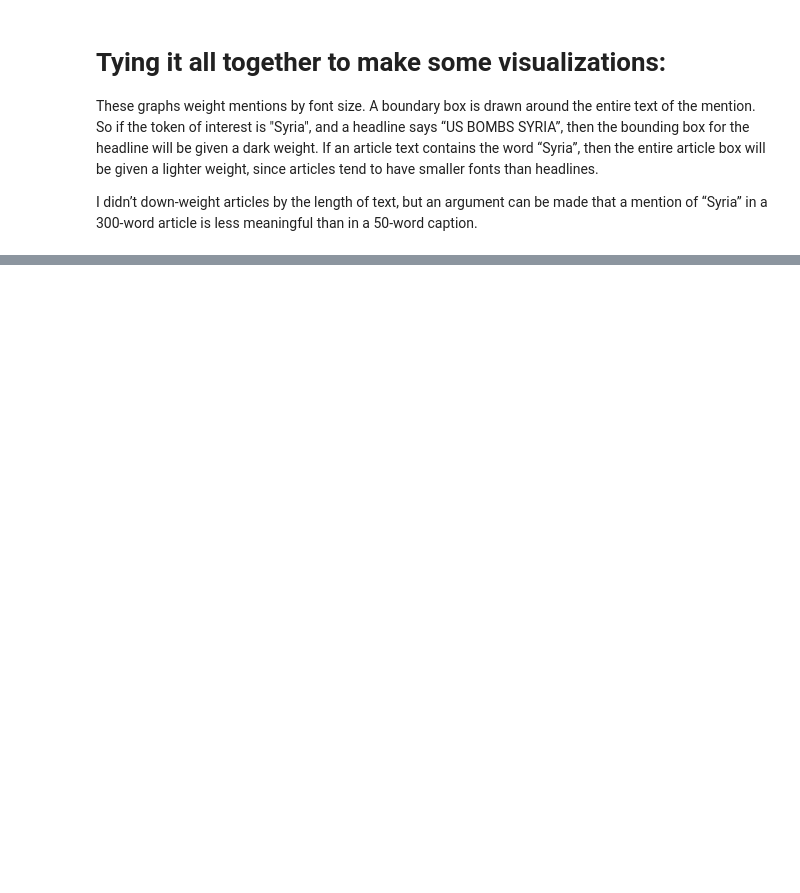
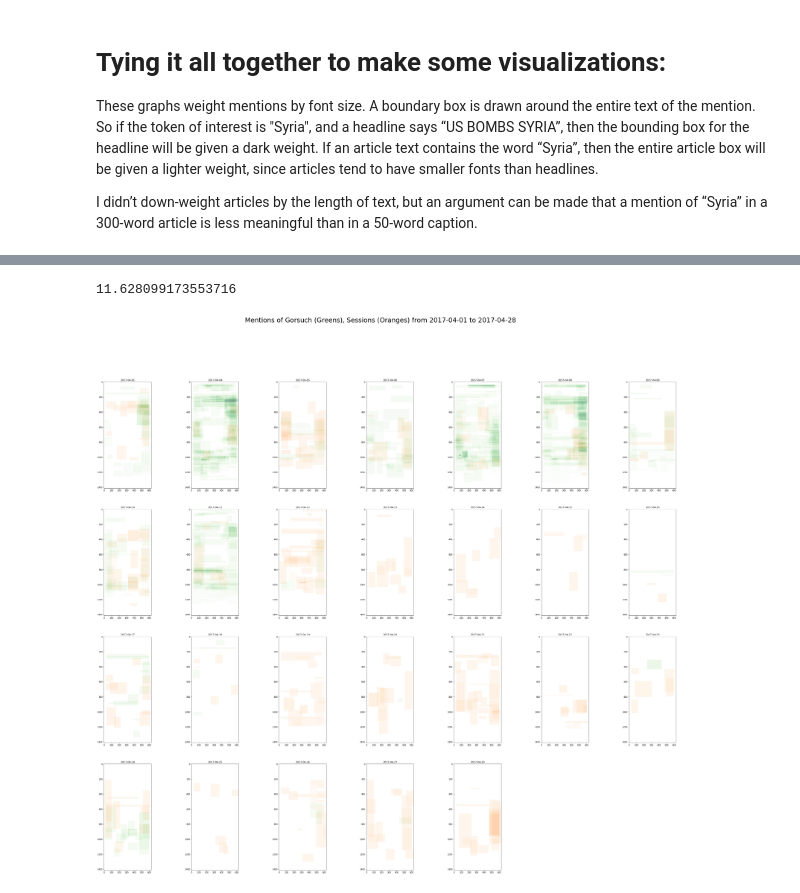
Before and after one commit to samzhang111/frontpages, a Jupyter notebook: analysis/tfidf_heatmaps.ipynb, the cells around one changed output, grey strips where cells are left out. Drawn from its saved outputs; the diff is of its cells as text; code cells hidden in the pictures; blank space fills up the shorter version.

```diff
--- a/analysis/tfidf_heatmaps.ipynb
+++ b/analysis/tfidf_heatmaps.ipynb
@@ -130,0 +188,5 @@ plot_mentions_of_query('Easter', df)
+# %%
+plot_multiple_queries(['Gorsuch', 'Sessions'], ['Greens', 'Oranges'], df)
+# %% [output]
+11.628099173553716
+[figure, added]
```
Also changed, not shown: parts of 12 cells of this notebook, 4 other files.
